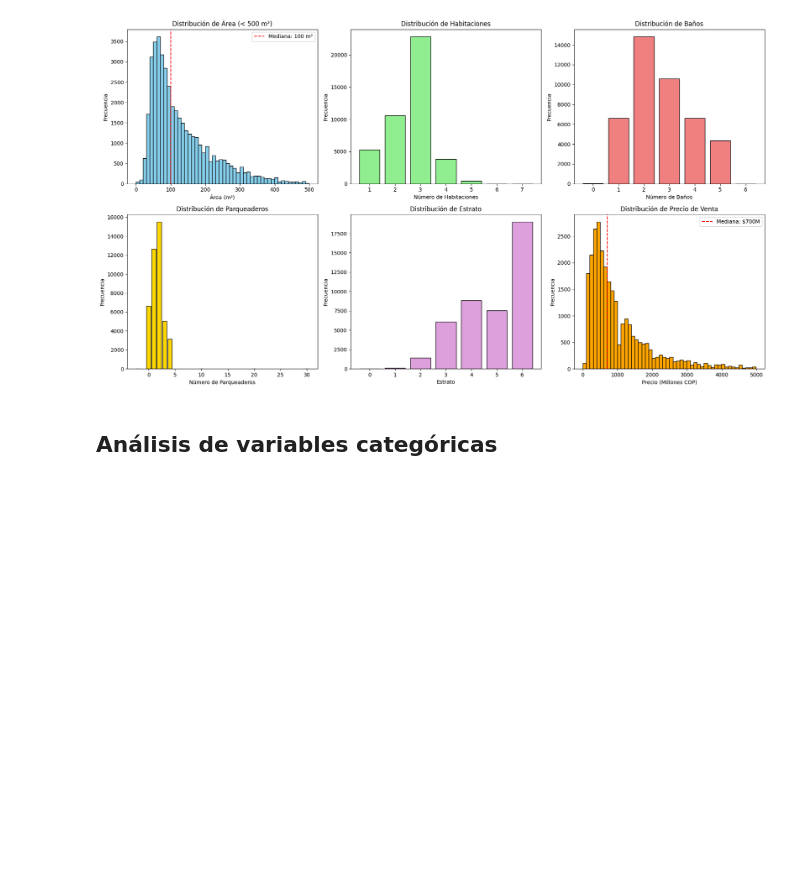
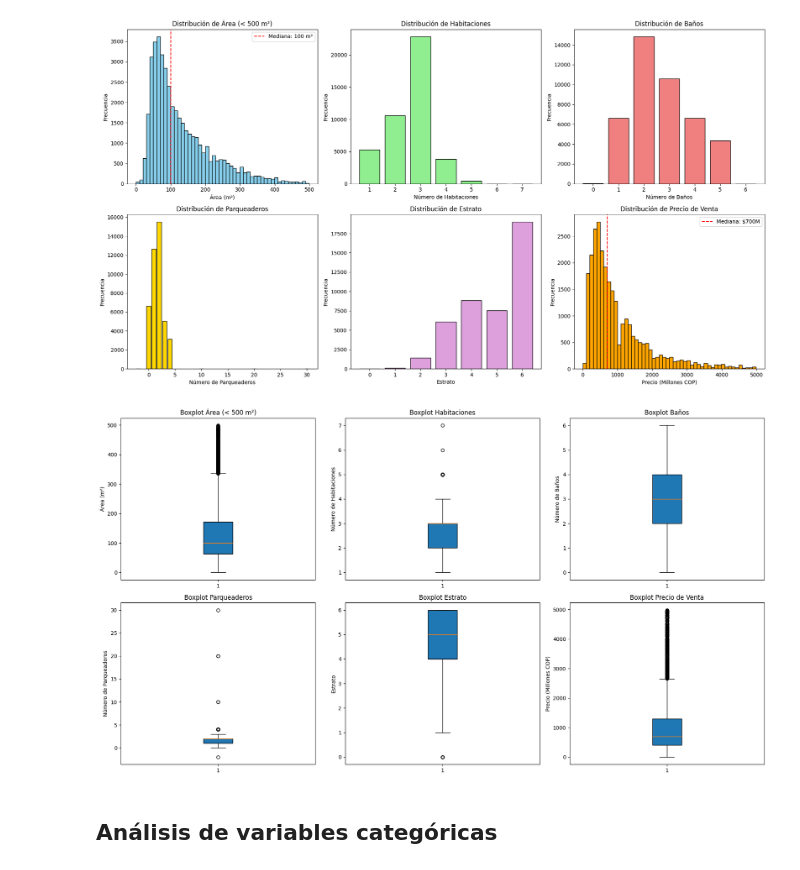
Before and after one commit to maperezp/Taller2-CDA, a Jupyter notebook: Taller2.ipynb, the cells around one changed output. Drawn from its saved outputs; the diff is of its cells as text; code cells hidden in the pictures; blank space fills up the shorter version.

```diff
--- a/Taller2.ipynb
+++ b/Taller2.ipynb
@@ -245,6 +245,47 @@ plt.tight_layout()
 plt.show()
 # %% [output]
 [figure]
+# %%
+fig, axes = plt.subplots(2, 3, figsize=(18, 10))
+
+# 1. Área (< 500 m²)
+area_filtrada = apartamentos_df[apartamentos_df['area'] < 500]['area']
+axes[0, 0].boxplot(area_filtrada, vert=True, patch_artist=True)
+axes[0, 0].set_title('Boxplot Área (< 500 m²)')
+axes[0, 0].set_ylabel('Área (m²)')
+
+# 2. Habitaciones
+axes[0, 1].boxplot(apartamentos_df['habitaciones'].dropna(), vert=True, patch_artist=True)
+axes[0, 1].set_title('Boxplot Habitaciones')
+axes[0, 1].set_ylabel('Número de Habitaciones')
+
+# 3. Baños
+axes[0, 2].boxplot(apartamentos_df['banos'].dropna(), vert=True, patch_artist=True)
+axes[0, 2].set_title('Boxplot Baños')
+axes[0, 2].set_ylabel('Número de Baños')
+
+# 4. Parqueaderos
+axes[1, 0].boxplot(apartamentos_df['parqueaderos'].dropna(), vert=True, patch_artist=True)
+axes[1, 0].set_title('Boxplot Parqueaderos')
+axes[1, 0].set_ylabel('Número de Parqueaderos')
+
+# 5. Estrato
+axes[1, 1].boxplot(apartamentos_df['estrato'].dropna(), vert=True, patch_artist=True)
+axes[1, 1].set_title('Boxplot Estrato')
+axes[1, 1].set_ylabel('Estrato')
+
+# 6. Precio de Venta (filtrado < 5B)
+precio_filtrado = apartamentos_df['precio_venta'].dropna()
+precio_filtrado = precio_filtrado[(precio_filtrado > 0) & (precio_filtrado < 5e9)]
+
+axes[1, 2].boxplot(precio_filtrado / 1e6, vert=True, patch_artist=True)
+axes[1, 2].set_title('Boxplot Precio de Venta')
+axes[1, 2].set_ylabel('Precio (Millones COP)')
+
+plt.tight_layout()
+plt.show()
+# %% [output]
+[figure, added]
 # %% [markdown]
 ## Análisis de variables categóricas
 # %%
```
Also changed, not shown: parts of 35 cells of this notebook, 1 other file.
